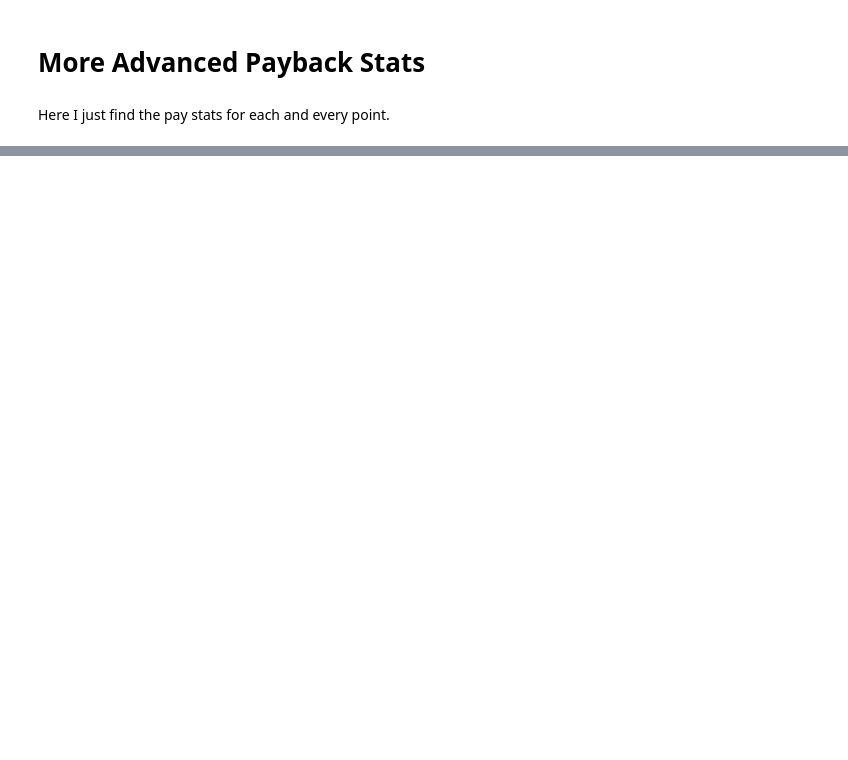
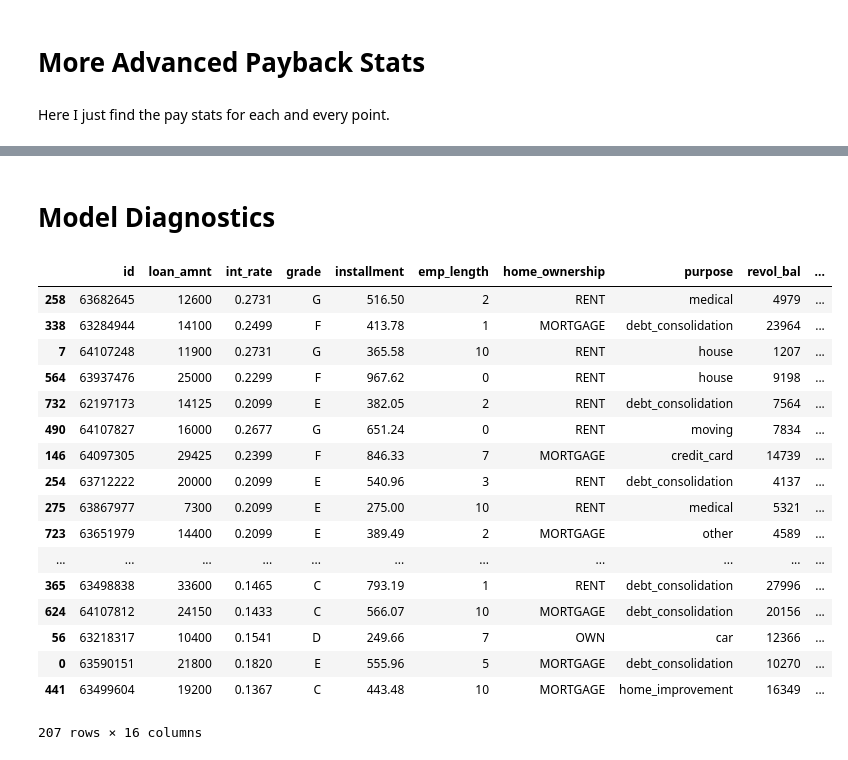
Before and after one commit to Will-So/Lending_Club, a Jupyter notebook: notebooks/lc_api.ipynb, the cells around one changed output, grey strips where cells are left out. Saved outputs shown, nothing was run; the diff lists cells and outputs as text; code cells hidden in the pictures; blank space fills up the shorter version.

```diff
--- a/notebooks/lc_api.ipynb
+++ b/notebooks/lc_api.ipynb
@@ -240,0 +250,25 @@ dtype: float64
+# %% [markdown]
+# Model Diagnostics
+# %%
+df = pd.read_pickle('../API_df')
+# %%
+df
+# %% [output]
+|  | id | loan_amnt | int_rate | grade | installment | emp_length | home_ownership | purpose | revol_bal | ... |
+| 258 | 63682645 | 12600 | 0.2731 | G | 516.50 | 2 | RENT | medical | 4979 | ... |
+| 338 | 63284944 | 14100 | 0.2499 | F | 413.78 | 1 | MORTGAGE | debt_consolidation | 23964 | ... |
+| 7 | 64107248 | 11900 | 0.2731 | G | 365.58 | 10 | RENT | house | 1207 | ... |
+| 564 | 63937476 | 25000 | 0.2299 | F | 967.62 | 0 | RENT | house | 9198 | ... |
+| 732 | 62197173 | 14125 | 0.2099 | E | 382.05 | 2 | RENT | debt_consolidation | 7564 | ... |
+| 490 | 64107827 | 16000 | 0.2677 | G | 651.24 | 0 | RENT | moving | 7834 | ... |
+| 146 | 64097305 | 29425 | 0.2399 | F | 846.33 | 7 | MORTGAGE | credit_card | 14739 | ... |
+| 254 | 63712222 | 20000 | 0.2099 | E | 540.96 | 3 | RENT | debt_consolidation | 4137 | ... |
+| 275 | 63867977 | 7300 | 0.2099 | E | 275.00 | 10 | RENT | medical | 5321 | ... |
+| 723 | 63651979 | 14400 | 0.2099 | E | 389.49 | 2 | MORTGAGE | other | 4589 | ... |
+| ... | ... | ... | ... | ... | ... | ... | ... | ... | ... | ... |
+| 365 | 63498838 | 33600 | 0.1465 | C | 793.19 | 1 | RENT | debt_consolidation | 27996 | ... |
+| 624 | 64107812 | 24150 | 0.1433 | C | 566.07 | 10 | MORTGAGE | debt_consolidation | 20156 | ... |
+| 56 | 63218317 | 10400 | 0.1541 | D | 249.66 | 7 | OWN | car | 12366 | ... |
+| 0 | 63590151 | 21800 | 0.1820 | E | 555.96 | 5 | MORTGAGE | debt_consolidation | 10270 | ... |
+| 441 | 63499604 | 19200 | 0.1367 | C | 443.48 | 10 | MORTGAGE | home_improvement | 16349 | ... |
+207 rows × 16 columns
```
Also changed, not shown: parts of 39 cells of this notebook, 2 other files.
